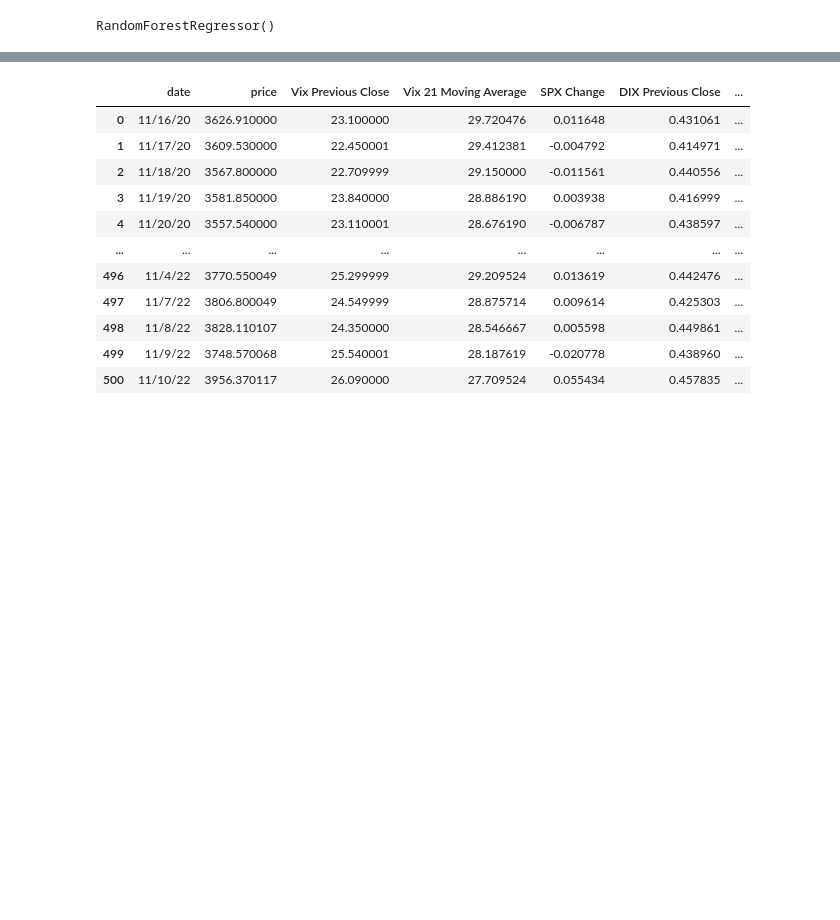
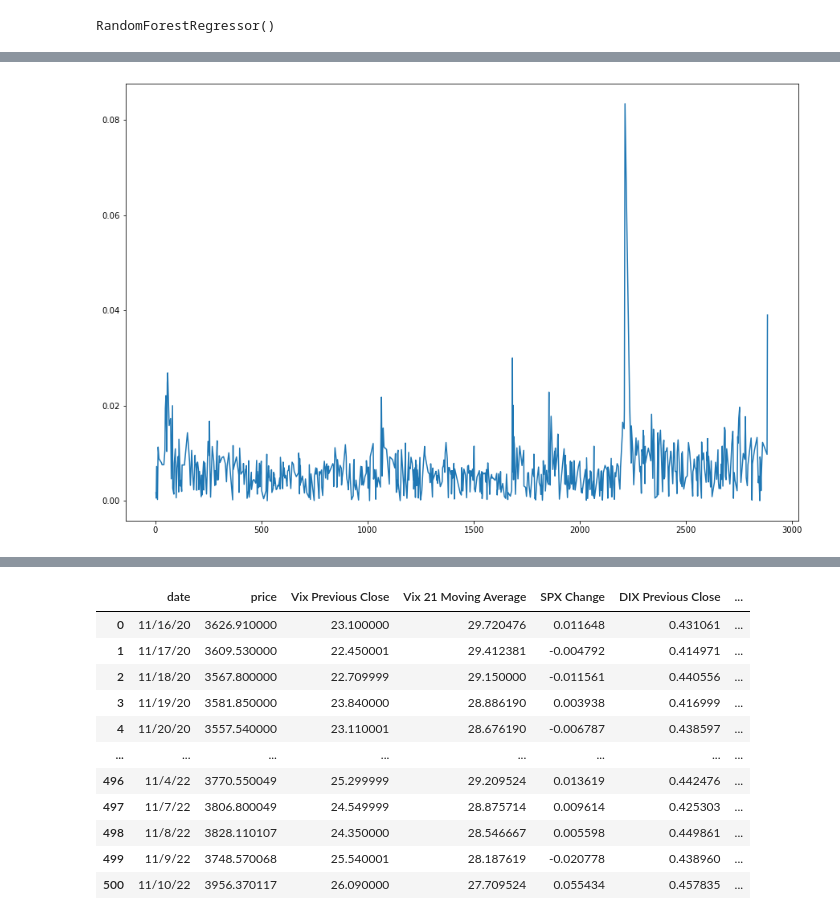
Before and after one commit to HaggertyBU/NUProject3, a Jupyter notebook: NUProject3.ipynb, the cells around one changed output, grey strips where cells are left out. Saved outputs shown, nothing was run; the diff lists cells and outputs as text; code cells hidden in the pictures; blank space fills up the shorter version.

```diff
--- a/NUProject3.ipynb
+++ b/NUProject3.ipynb
@@ -201,0 +254,4 @@ model.score(X,y)
+# %%
+vix_delta_plot = vix_predict_abs["VIX Delta"].plot()
+# %% [output]
+[figure, added]
```
Also changed, not shown: parts of 69 cells of this notebook.
